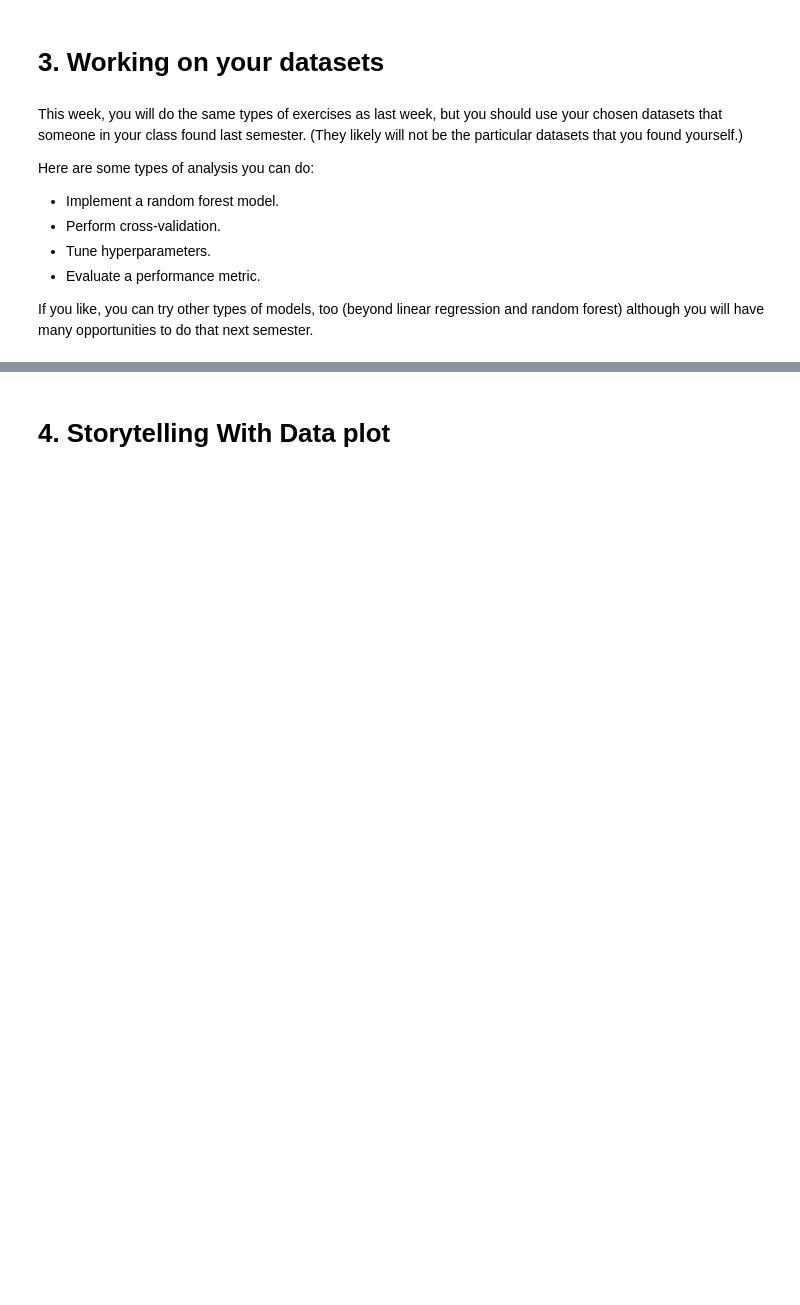
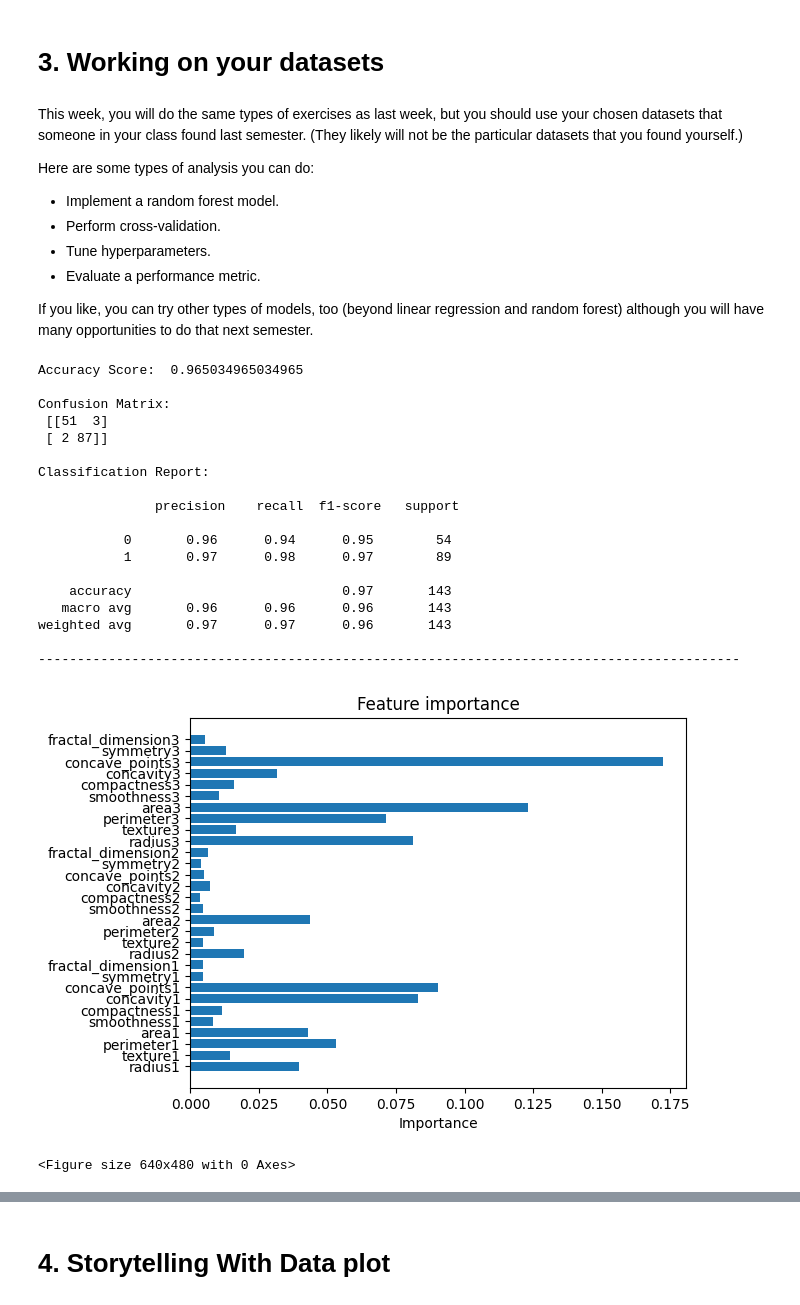
Before and after one commit to Jbaner/Module-B-semester-2, a Jupyter notebook: Week11.ipynb, the cells around one changed output, grey strips where cells are left out. Drawn from its saved outputs; the diff is of its cells as text; code cells hidden in the pictures; blank space fills up the shorter version.

```diff
--- a/Week11.ipynb
+++ b/Week11.ipynb
@@ -79,5 +79,72 @@ Here are some types of analysis you can do:
 * Evaluate a performance metric.
 
 If you like, you can try other types of models, too (beyond linear regression and random forest) although you will have many opportunities to do that next semester.
+# %%
+import numpy as np
+import seaborn as sns
+import pandas as pd
+datasource= "http://archive.ics.uci.edu/static/public/17/data.csv"
+
+df_BreastCancer = pd.read_csv(datasource, sep=',', header=0) #loading breast cancer dataset
+#df_BreastCancer.sample(10, random_state=42)
+df_BreastCancer.head()
+df_BreastCancer["Diagnosis"]=df_BreastCancer["Diagnosis"].map({"M":0, "B":1})
 # %%
+from sklearn.model_selection import train_test_split
+from sklearn.ensemble import RandomForestClassifier
+from sklearn.metrics import accuracy_score, confusion_matrix, classification_report, f1_score
 #Implement a random forest model.
+#df_BreastCancer.head()
+
+#Features and Target
+X=df_BreastCancer.drop(["Diagnosis", "ID"], axis=1)
+y=df_BreastCancer["Diagnosis"]
+
+#Train test split
+X_train, X_test, y_train, y_test = train_test_split(X, y, test_size=0.25, random_state=42)
+
+#Train Random forest
+rf=RandomForestClassifier(n_estimators=100, max_depth=None, random_state=42)
+rf.fit(X_train,y_train)
+
+#Prediction
+y_pred=rf.predict(X_test)
+
+#evaluations
+accuracy = accuracy_score(y_test, y_pred)
+confusion_matrix = confusion_matrix(y_test, y_pred)
+classification_report = classification_report(y_test, y_pred)
+print("Accuracy Score: ", accuracy)
+print("\nConfusion Matrix: \n", confusion_matrix)
+print("\nClassification Report: \n\n", classification_report)
+print("------------------------------------------------------------------------------------------")
+
+#Feature importance
+importance = rf.feature_importances_
+#plot
+plt.barh(X.columns, importance)
+plt.xlabel("Importance")
+plt.title("Feature importance")
+plt.show()
+plt.tight_layout()
+# %% [output]
+Accuracy Score:  0.965034965034965
+
+Confusion Matrix:
+ [[51  3]
+ [ 2 87]]
+
+Classification Report:
+
+               precision    recall  f1-score   support
+
+           0       0.96      0.94      0.95        54
+           1       0.97      0.98      0.97        89
+
+    accuracy                           0.97       143
+   macro avg       0.96      0.96      0.96       143
+weighted avg       0.97      0.97      0.96       143
+
+------------------------------------------------------------------------------------------
+[figure, added]
+<Figure size 640x480 with 0 Axes>
```
Also changed, not shown: parts of 6 cells of this notebook.
